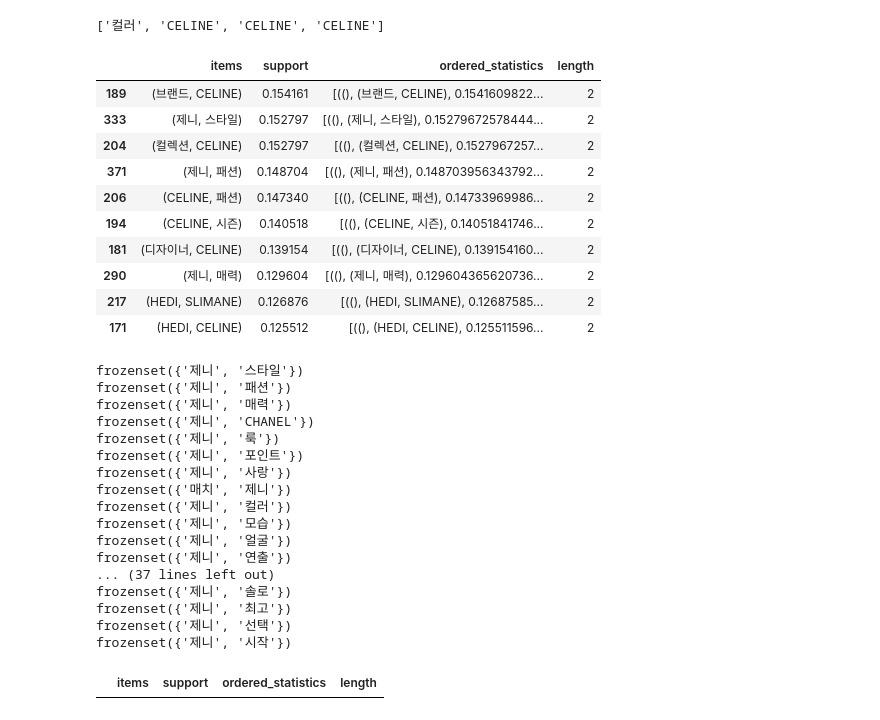
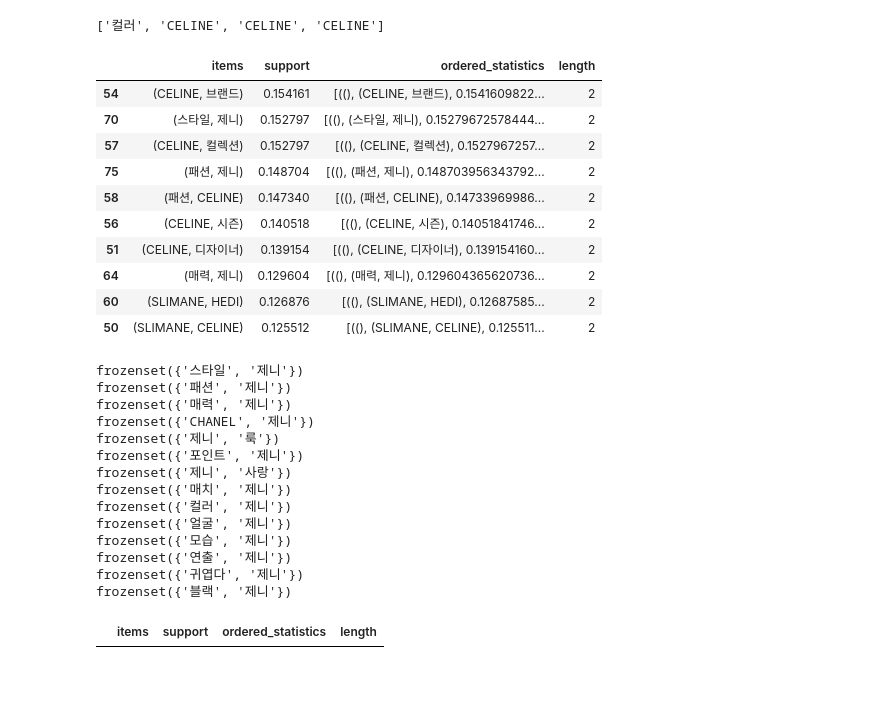
Before and after one commit to sujin29/blande, a Jupyter notebook: 1218_network_CE2JE.ipynb, the cells around one changed output. Drawn from its saved outputs; the diff is of its cells as text; code cells hidden in the pictures; blank space fills up the shorter version.

```diff
--- a/1218_network_CE2JE.ipynb
+++ b/1218_network_CE2JE.ipynb
@@ -258,46 +258,43 @@ top30_word[0]
 ['컬러', 'CELINE', 'CELINE', 'CELINE']
 # %%
 # 지지도(support) : P(A∩B)
-result = list(apriori(top500_word, min_support = 0.06))
+result = list(apriori(top500_word, min_support = 0.1))
 df = pd.DataFrame(result)
 df['length'] = df['items'].apply(lambda x:len(x))
 df = df[(df['length'] == 2)
         & (df['support'] >= 0.01)].sort_values(by='support', ascending = False)
 df.head(10)
 # %% [output]
 |  | items | support | ordered_statistics | length |
-| 189 | (브랜드, CELINE) | 0.154161 | [((), (브랜드, CELINE), 0.1541609822... | 2 |
-| 333 | (제니, 스타일) | 0.152797 | [((), (제니, 스타일), 0.15279672578444... | 2 |
-| 204 | (컬렉션, CELINE) | 0.152797 | [((), (컬렉션, CELINE), 0.1527967257... | 2 |
-| 371 | (제니, 패션) | 0.148704 | [((), (제니, 패션), 0.148703956343792... | 2 |
-| 206 | (CELINE, 패션) | 0.147340 | [((), (CELINE, 패션), 0.14733969986... | 2 |
-| 194 | (CELINE, 시즌) | 0.140518 | [((), (CELINE, 시즌), 0.14051841746... | 2 |
-| 181 | (디자이너, CELINE) | 0.139154 | [((), (디자이너, CELINE), 0.139154160... | 2 |
-| 290 | (제니, 매력) | 0.129604 | [((), (제니, 매력), 0.129604365620736... | 2 |
-| 217 | (HEDI, SLIMANE) | 0.126876 | [((), (HEDI, SLIMANE), 0.12687585... | 2 |
-| 171 | (HEDI, CELINE) | 0.125512 | [((), (HEDI, CELINE), 0.125511596... | 2 |
+| 54 | (CELINE, 브랜드) | 0.154161 | [((), (CELINE, 브랜드), 0.1541609822... | 2 |
+| 70 | (스타일, 제니) | 0.152797 | [((), (스타일, 제니), 0.15279672578444... | 2 |
+| 57 | (CELINE, 컬렉션) | 0.152797 | [((), (CELINE, 컬렉션), 0.1527967257... | 2 |
+| 75 | (패션, 제니) | 0.148704 | [((), (패션, 제니), 0.148703956343792... | 2 |
+| 58 | (패션, CELINE) | 0.147340 | [((), (패션, CELINE), 0.14733969986... | 2 |
+| 56 | (CELINE, 시즌) | 0.140518 | [((), (CELINE, 시즌), 0.14051841746... | 2 |
+| 51 | (CELINE, 디자이너) | 0.139154 | [((), (CELINE, 디자이너), 0.139154160... | 2 |
+| 64 | (매력, 제니) | 0.129604 | [((), (매력, 제니), 0.129604365620736... | 2 |
+| 60 | (SLIMANE, HEDI) | 0.126876 | [((), (SLIMANE, HEDI), 0.12687585... | 2 |
+| 50 | (SLIMANE, CELINE) | 0.125512 | [((), (SLIMANE, CELINE), 0.125511... | 2 |
 # %%
 for item in df['items']:
     if '제니' in item:
         print(item)
 # %% [output]
-frozenset({'제니', '스타일'})
-frozenset({'제니', '패션'})
-frozenset({'제니', '매력'})
-frozenset({'제니', 'CHANEL'})
+frozenset({'스타일', '제니'})
+frozenset({'패션', '제니'})
+frozenset({'매력', '제니'})
+frozenset({'CHANEL', '제니'})
 frozenset({'제니', '룩'})
-frozenset({'제니', '포인트'})
+frozenset({'포인트', '제니'})
 frozenset({'제니', '사랑'})
 frozenset({'매치', '제니'})
-frozenset({'제니', '컬러'})
-frozenset({'제니', '모습'})
-frozenset({'제니', '얼굴'})
-frozenset({'제니', '연출'})
-... (37 lines left out)
-frozenset({'제니', '솔로'})
-frozenset({'제니', '최고'})
-frozenset({'제니', '선택'})
-frozenset({'제니', '시작'})
+frozenset({'컬러', '제니'})
+frozenset({'얼굴', '제니'})
+frozenset({'모습', '제니'})
+frozenset({'연출', '제니'})
+frozenset({'귀엽다', '제니'})
+frozenset({'블랙', '제니'})
 # %%
 df[df['items'] == {'제니'}]
 # %% [output]
```
Also changed, not shown: parts of 12 cells of this notebook, 3 other files.
